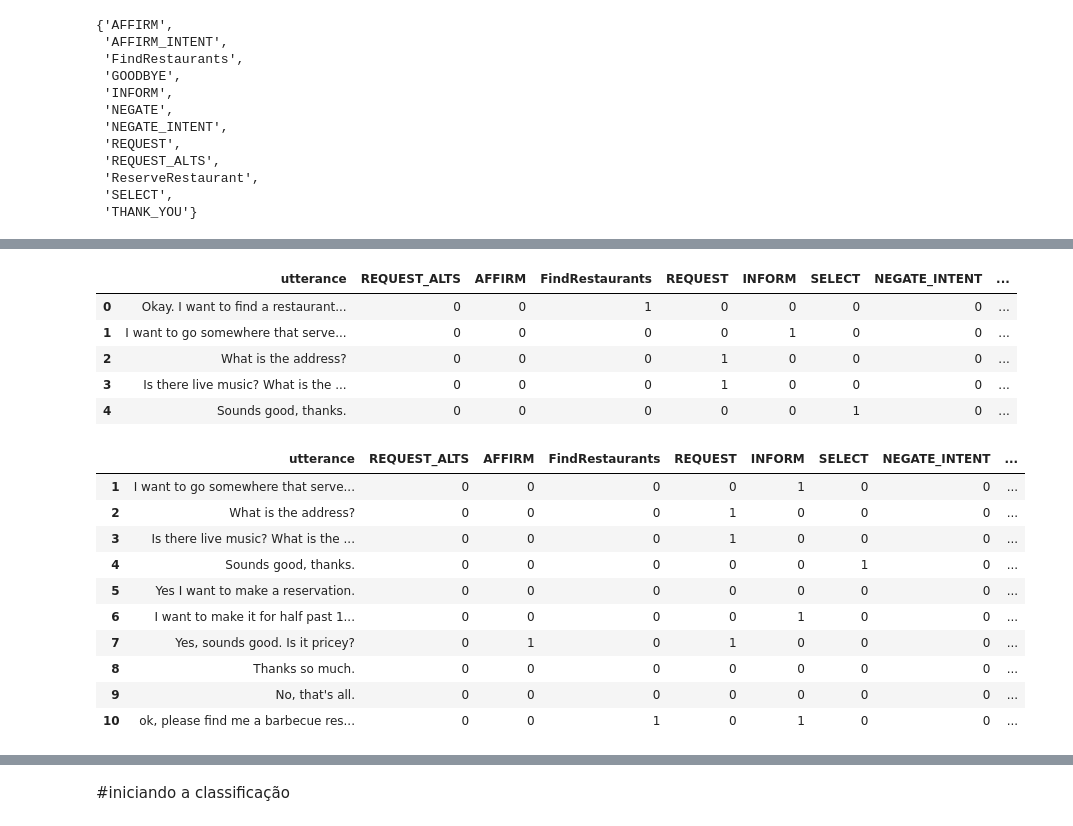
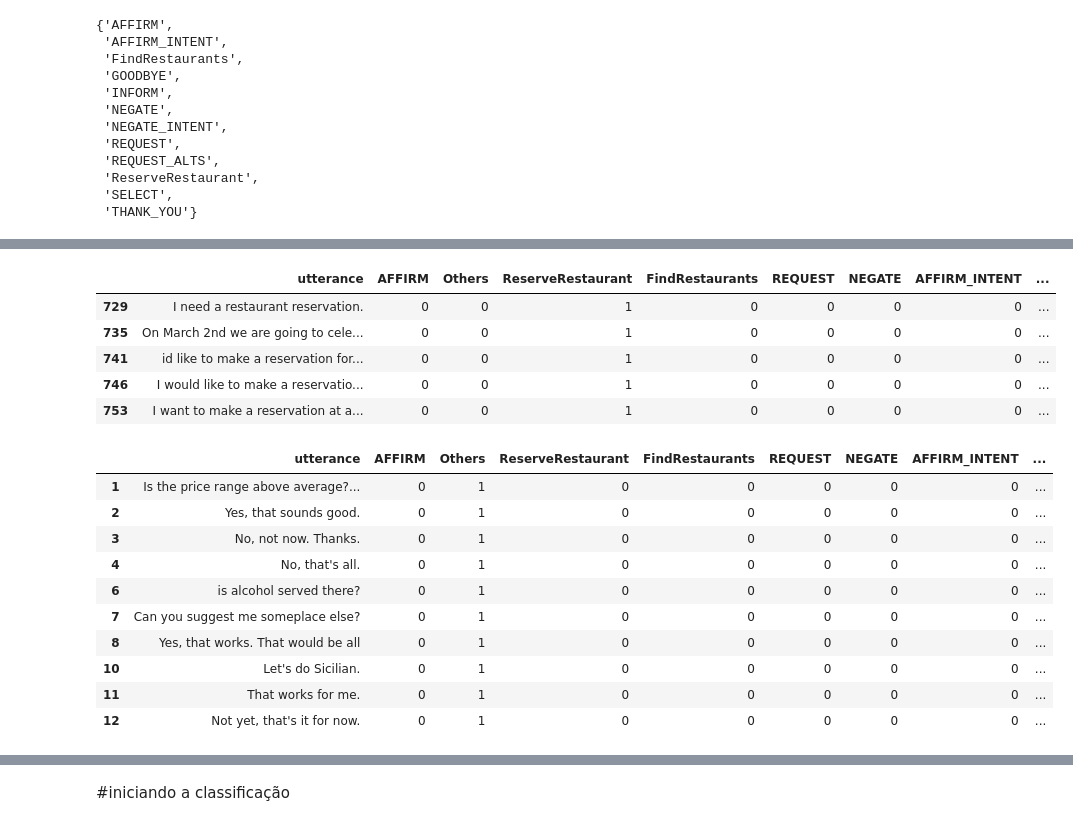
Before and after one commit to IndioP/Projeto_NLP, a Jupyter notebook: NLP.ipynb, the cells around one changed output, grey strips where cells are left out. Cells and saved outputs as stored; diff of their text form; code cells hidden in the pictures.

```diff
--- a/NLP.ipynb
+++ b/NLP.ipynb
@@ -265,37 +313,35 @@ df.head()
 # %%
 for i in range(len(data)):
   for intent in data[i]['intent']:
-    #print(intent)
-    if intent not in ['FindRestaurants','ReserveRestaurant']:
-      #print('1 - ',intent)
+
+    if 'FindRestaurants' in data[i]['intent']:
+      df.loc[i, 'FindRestaurants'] = 1
+    elif 'ReserveRestaurant' in data[i]['intent']:
+      df.loc[i, 'ReserveRestaurant'] = 1
+    else:
       df.loc[i, 'Others'] = 1
-      df.loc[i, intent] = 1
-    else:
-      #print('2 - ',intent)
-      df.loc[i, intent] = 1
-    #df.loc[i, intent] = 1
 # %%
-df.head()
+df[df['ReserveRestaurant'] == 1].head()
 # %% [output]
-|  | utterance | REQUEST_ALTS | AFFIRM | FindRestaurants | REQUEST | INFORM | SELECT | NEGATE_INTENT | ... |
-| 0 | Okay. I want to find a restaurant... | 0 | 0 | 1 | 0 | 0 | 0 | 0 | ... |
-| 1 | I want to go somewhere that serve... | 0 | 0 | 0 | 0 | 1 | 0 | 0 | ... |
-| 2 | What is the address? | 0 | 0 | 0 | 1 | 0 | 0 | 0 | ... |
-| 3 | Is there live music? What is the ... | 0 | 0 | 0 | 1 | 0 | 0 | 0 | ... |
-| 4 | Sounds good, thanks. | 0 | 0 | 0 | 0 | 0 | 1 | 0 | ... |
+|  | utterance | AFFIRM | Others | ReserveRestaurant | FindRestaurants | REQUEST | NEGATE | AFFIRM_INTENT | ... |
+| 729 | I need a restaurant reservation. | 0 | 0 | 1 | 0 | 0 | 0 | 0 | ... |
+| 735 | On March 2nd we are going to cele... | 0 | 0 | 1 | 0 | 0 | 0 | 0 | ... |
+| 741 | id like to make a reservation for... | 0 | 0 | 1 | 0 | 0 | 0 | 0 | ... |
+| 746 | I would like to make a reservatio... | 0 | 0 | 1 | 0 | 0 | 0 | 0 | ... |
+| 753 | I want to make a reservation at a... | 0 | 0 | 1 | 0 | 0 | 0 | 0 | ... |
 # %%
 df[df['Others'] != 0].head(10)
 # %% [output]
-|  | utterance | REQUEST_ALTS | AFFIRM | FindRestaurants | REQUEST | INFORM | SELECT | NEGATE_INTENT | ... |
-| 1 | I want to go somewhere that serve... | 0 | 0 | 0 | 0 | 1 | 0 | 0 | ... |
-| 2 | What is the address? | 0 | 0 | 0 | 1 | 0 | 0 | 0 | ... |
-| 3 | Is there live music? What is the ... | 0 | 0 | 0 | 1 | 0 | 0 | 0 | ... |
-| 4 | Sounds good, thanks. | 0 | 0 | 0 | 0 | 0 | 1 | 0 | ... |
-| 5 | Yes I want to make a reservation. | 0 | 0 | 0 | 0 | 0 | 0 | 0 | ... |
-| 6 | I want to make it for half past 1... | 0 | 0 | 0 | 0 | 1 | 0 | 0 | ... |
-| 7 | Yes, sounds good. Is it pricey? | 0 | 1 | 0 | 1 | 0 | 0 | 0 | ... |
-| 8 | Thanks so much. | 0 | 0 | 0 | 0 | 0 | 0 | 0 | ... |
-| 9 | No, that's all. | 0 | 0 | 0 | 0 | 0 | 0 | 0 | ... |
-| 10 | ok, please find me a barbecue res... | 0 | 0 | 1 | 0 | 1 | 0 | 0 | ... |
+|  | utterance | AFFIRM | Others | ReserveRestaurant | FindRestaurants | REQUEST | NEGATE | AFFIRM_INTENT | ... |
+| 1 | Is the price range above average?... | 0 | 1 | 0 | 0 | 0 | 0 | 0 | ... |
+| 2 | Yes, that sounds good. | 0 | 1 | 0 | 0 | 0 | 0 | 0 | ... |
+| 3 | No, not now. Thanks. | 0 | 1 | 0 | 0 | 0 | 0 | 0 | ... |
+| 4 | No, that's all. | 0 | 1 | 0 | 0 | 0 | 0 | 0 | ... |
+| 6 | is alcohol served there? | 0 | 1 | 0 | 0 | 0 | 0 | 0 | ... |
+| 7 | Can you suggest me someplace else? | 0 | 1 | 0 | 0 | 0 | 0 | 0 | ... |
+| 8 | Yes, that works. That would be all | 0 | 1 | 0 | 0 | 0 | 0 | 0 | ... |
+| 10 | Let's do Sicilian. | 0 | 1 | 0 | 0 | 0 | 0 | 0 | ... |
+| 11 | That works for me. | 0 | 1 | 0 | 0 | 0 | 0 | 0 | ... |
+| 12 | Not yet, that's it for now. | 0 | 1 | 0 | 0 | 0 | 0 | 0 | ... |
 # %%
 df = df[['utterance','FindRestaurants','ReserveRestaurant','Others']]
```
Also changed, not shown: parts of 31 cells of this notebook.
